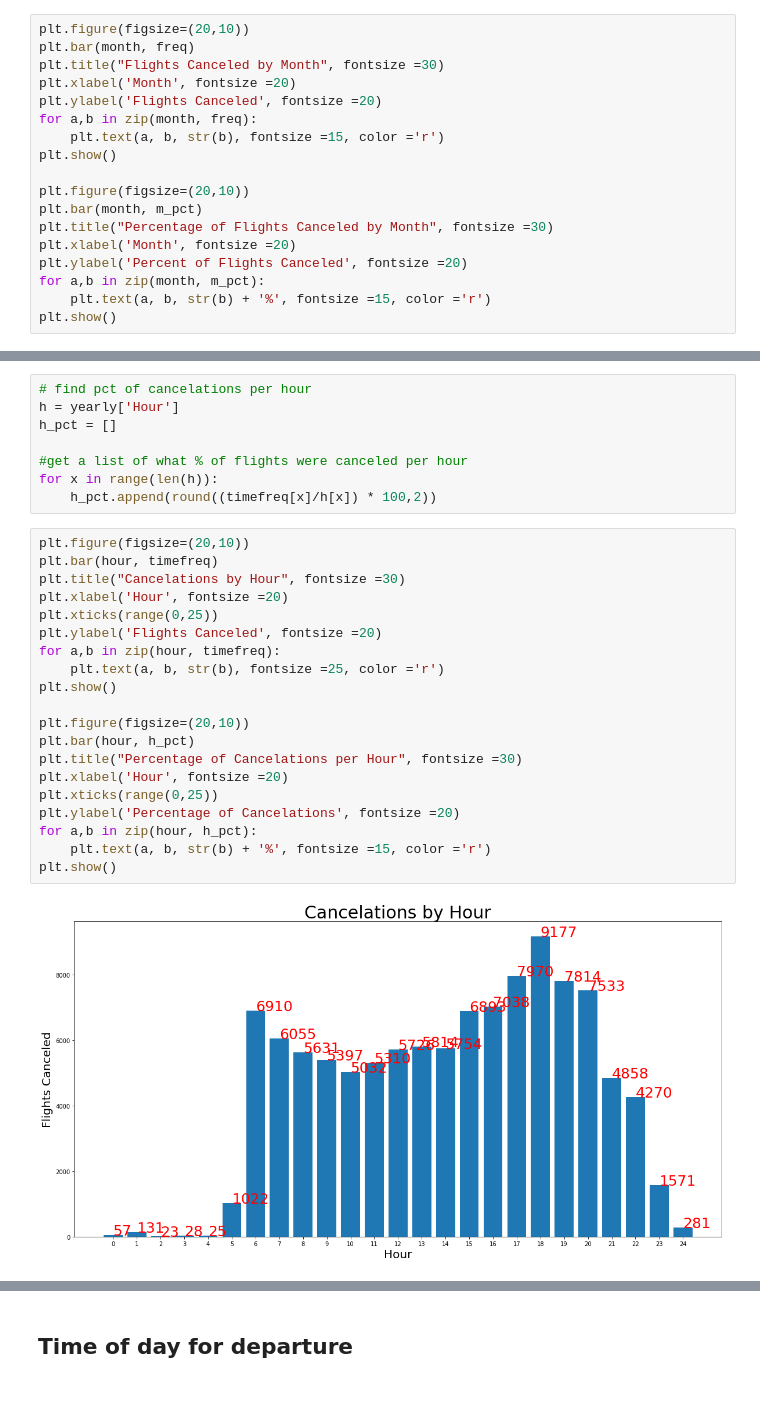
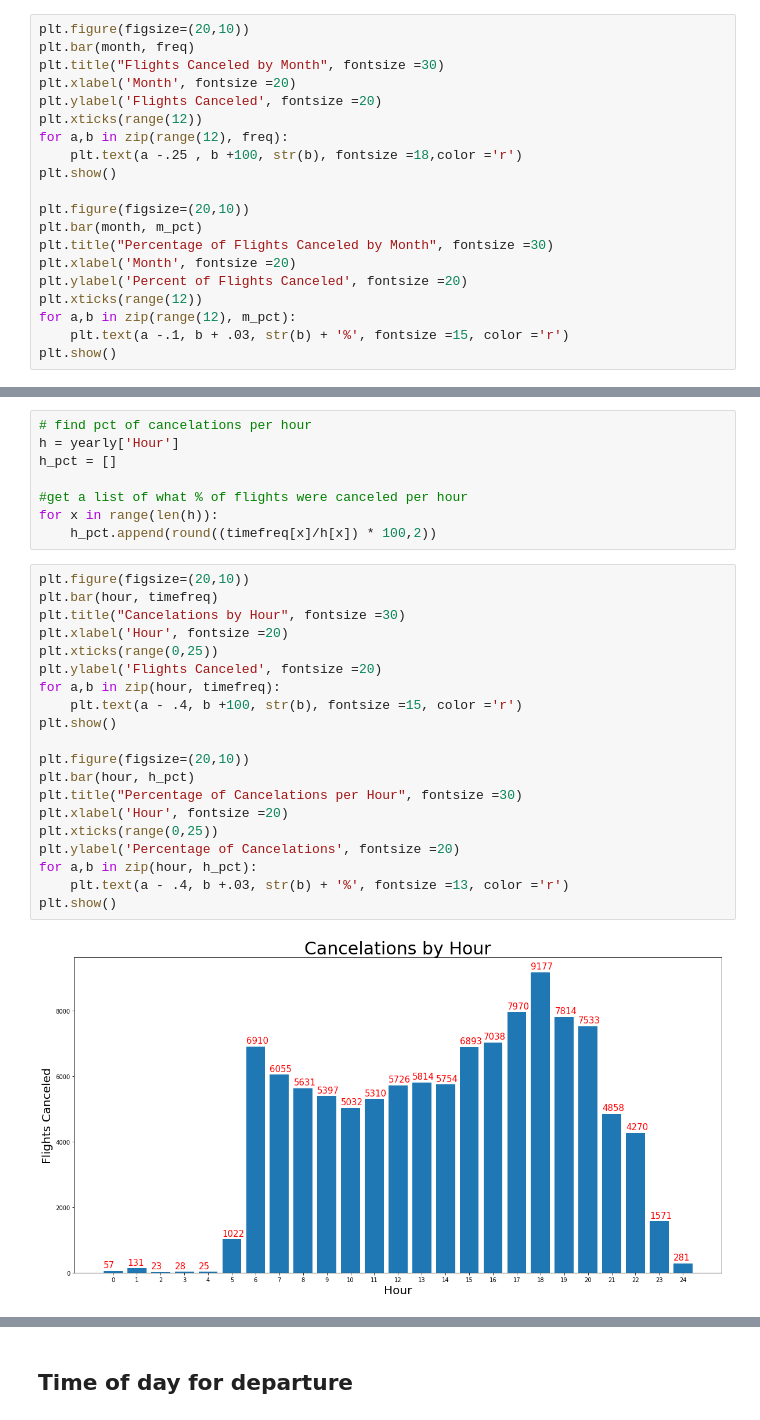
Before and after one commit to Arimorris/canceled_flights, a Jupyter notebook: visuals.ipynb, the cells around one changed output, grey strips where cells are left out. Saved outputs shown, nothing was run; the diff lists cells and outputs as text.

Commit message:
lined up text on some of the graphs

```diff
--- a/visuals.ipynb
+++ b/visuals.ipynb
@@ -67,8 +67,9 @@ plt.bar(month, freq)
 plt.title("Flights Canceled by Month", fontsize =30)
 plt.xlabel('Month', fontsize =20)
 plt.ylabel('Flights Canceled', fontsize =20)
-for a,b in zip(month, freq):
-    plt.text(a, b, str(b), fontsize =15, color ='r')
+plt.xticks(range(12))
+for a,b in zip(range(12), freq):
+    plt.text(a -.25 , b +100, str(b), fontsize =18,color ='r')
 plt.show()
 
 plt.figure(figsize=(20,10))
@@ -76,7 +77,8 @@ plt.bar(month, m_pct)
 plt.title("Percentage of Flights Canceled by Month", fontsize =30)
 plt.xlabel('Month', fontsize =20)
 plt.ylabel('Percent of Flights Canceled', fontsize =20)
-for a,b in zip(month, m_pct):
-    plt.text(a, b, str(b) + '%', fontsize =15, color ='r')
+plt.xticks(range(12))
+for a,b in zip(range(12), m_pct):
+    plt.text(a -.1, b + .03, str(b) + '%', fontsize =15, color ='r')
 plt.show()
 # %% [output]
@@ -451,22 +453,22 @@ for x in range(len(h)):
 # %%
 plt.figure(figsize=(20,10))
 plt.bar(hour, timefreq)
 plt.title("Cancelations by Hour", fontsize =30)
 plt.xlabel('Hour', fontsize =20)
 plt.xticks(range(0,25))
 plt.ylabel('Flights Canceled', fontsize =20)
 for a,b in zip(hour, timefreq):
-    plt.text(a, b, str(b), fontsize =25, color ='r')
+    plt.text(a - .4, b +100, str(b), fontsize =15, color ='r')
 plt.show()
 
 plt.figure(figsize=(20,10))
 plt.bar(hour, h_pct)
 plt.title("Percentage of Cancelations per Hour", fontsize =30)
 plt.xlabel('Hour', fontsize =20)
 plt.xticks(range(0,25))
 plt.ylabel('Percentage of Cancelations', fontsize =20)
 for a,b in zip(hour, h_pct):
-    plt.text(a, b, str(b) + '%', fontsize =15, color ='r')
+    plt.text(a - .4, b +.03, str(b) + '%', fontsize =13, color ='r')
 plt.show()
 # %% [output]
-[figure, old version]
+[figure, new version]
```
Also changed, not shown: parts of 4 cells of this notebook.
